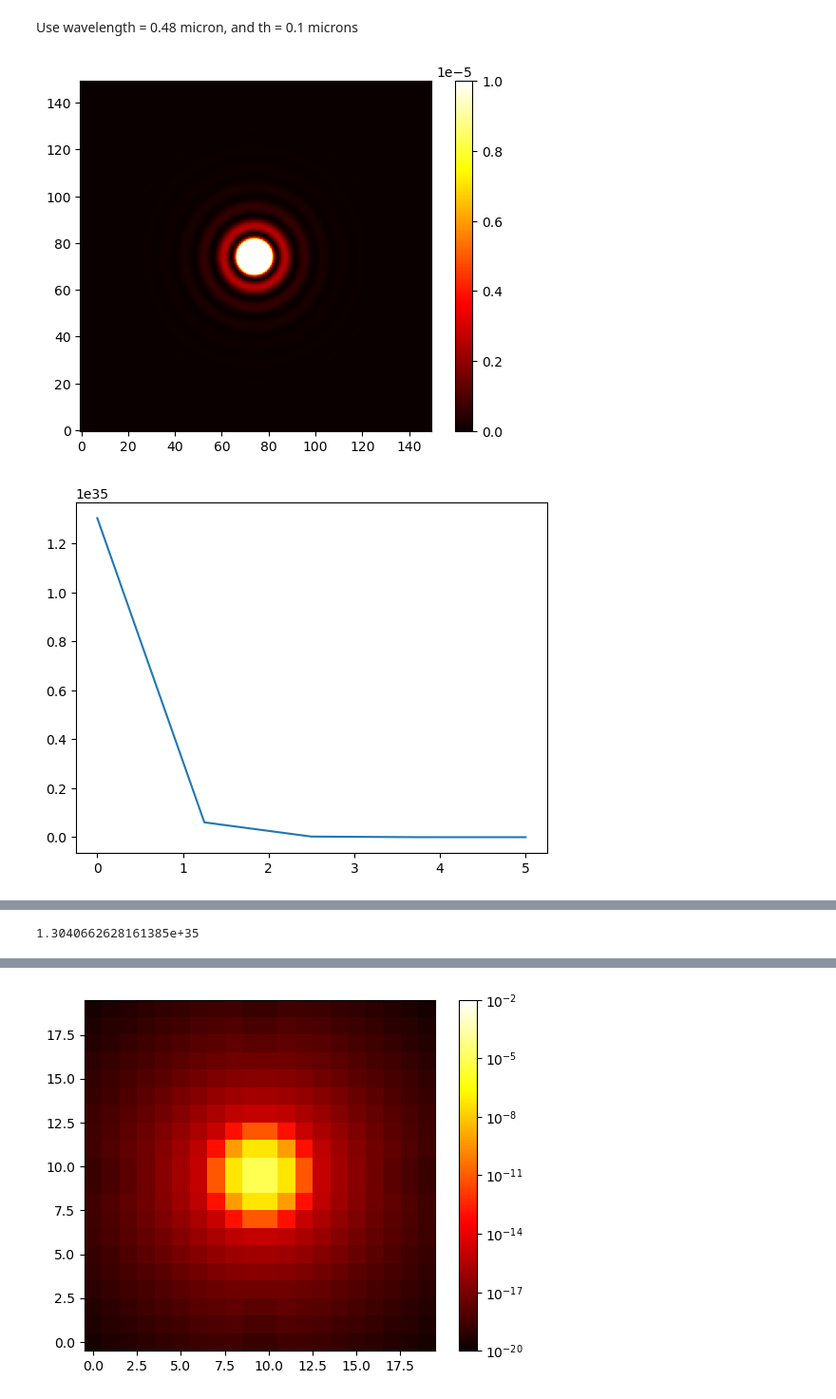
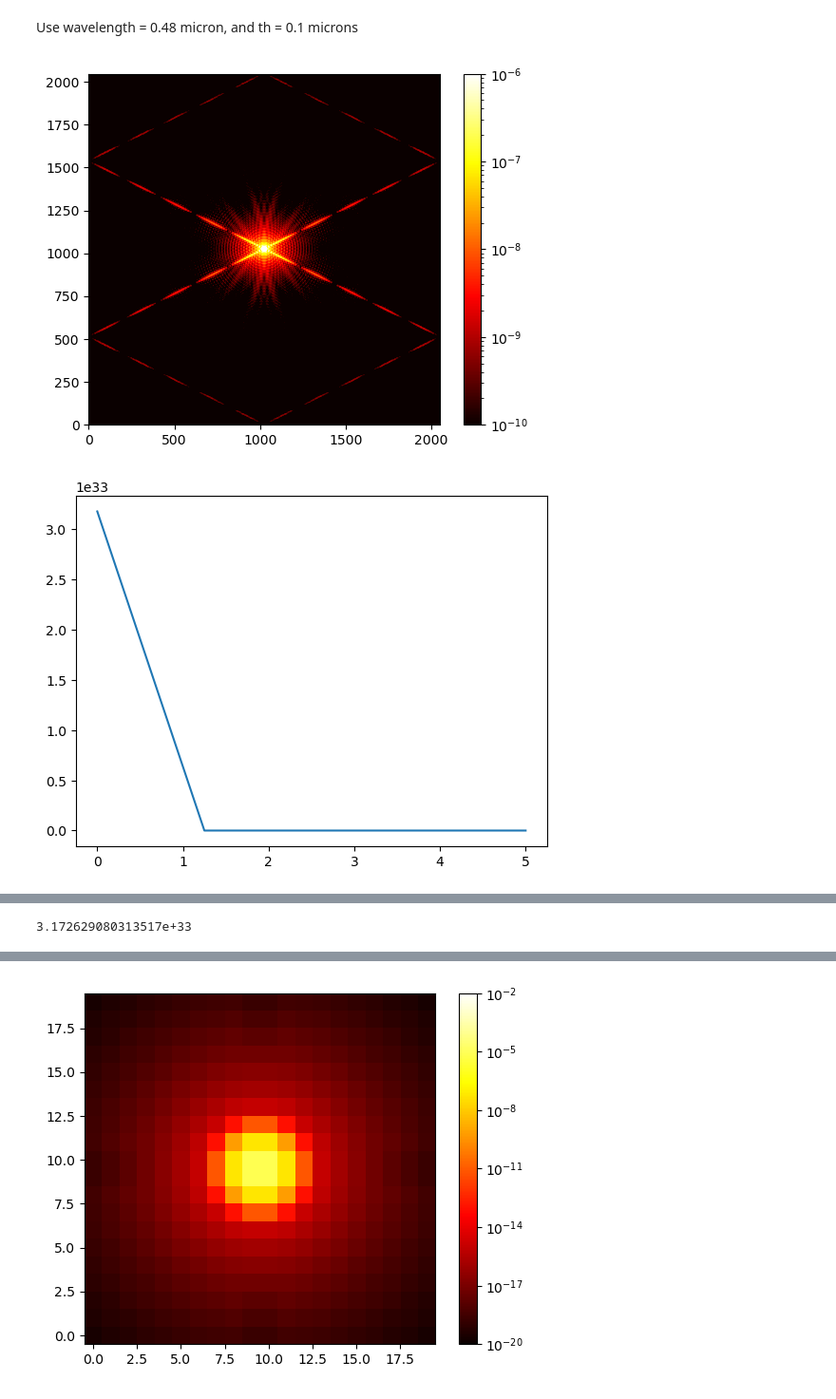
Before and after one commit to nihardalal/PSFSim, a Jupyter notebook: test_filter_detector_properties.ipynb, the cells around one changed output, grey strips where cells are left out. Shown: that part at 95% size. Saved outputs shown, nothing was run; the diff lists cells and outputs as text; code cells hidden in the pictures.

```diff
--- a/test_filter_detector_properties.ipynb
+++ b/test_filter_detector_properties.ipynb
@@ -173,10 +184,10 @@ Total calculation done in  0.9505505561828613  seconds
 # %%
 Intensity_2D = np.zeros((2048, 2048), dtype=np.float64)
 ONes = np.ones((2048,2048),dtype=np.float64)
-mask = ux**2 + uy**2 <= 1./64
+mask = (ux**2 + uy**2 <= 1./64)& ( (ux-2*uy)**2 >= 1.e-4 ) & ( (ux+2*uy)**2 >=1.e-4)
 Intensity_2D[mask] = ONes[mask]
 
-plt.imshow(Intensity_2D, origin='lower', cmap='hot')
+plt.imshow(Intensity_2D[:, :], origin='lower', cmap='hot')
 plt.colorbar()
 plt.show()
 # %% [output]
@@ -213,28 +224,28 @@ Use wavelength = 0.48 micron, and th = 0.1 microns
 # %%
 
 
 from matplotlib.colors import LogNorm
 
-plt.imshow(Intensity_2D_squared[950:1100,950:1100], origin = 'lower', cmap='hot', vmax=1.e-5)
+plt.imshow(Intensity_2D_squared[:,:], origin = 'lower', cmap='hot', norm=LogNorm(vmin=1.e-10,vmax=1.e-6))
 plt.colorbar()
 plt.show()
 
 
 plt.plot(zp, Intensity_FFT[1024, 1024, :])
 plt.show()
 
 plt.imshow(Intensity_FFT[950:1100,950:1100, 0], origin='lower', cmap='hot',vmax=1.e30)# norm = LogNorm(vmin=1.e-10,vmax = 1.e-2))
 plt.colorbar(label='Intensity FFT')
 plt.ylabel(r'$s_x$')
 plt.xlabel(r'$s_y$')
 plt.show()
 print(Intensity_FFT[1024, 1024, 0])
 Intensity_summed = np.trapz(Intensity_FFT, x=zp, axis=2)
 plt.imshow(Intensity_summed[950:1100, 950:1100], origin='lower', cmap='hot',vmax=1.e30)
 plt.colorbar(label='Intensity summed over depth')
 plt.ylabel(r'$s_x$')
 plt.xlabel(r'$s_y$')
 plt.show()
 # %% [output]
-[figure, old version]
+[figure, new version]
-[figure, old version]
+[figure, new version]
@@ -242 +253 @@ plt.show()
-1.3040662628161385e+35
+3.172629080313517e+33
```
Also changed, not shown: parts of 4 cells of this notebook, 3 other files.
